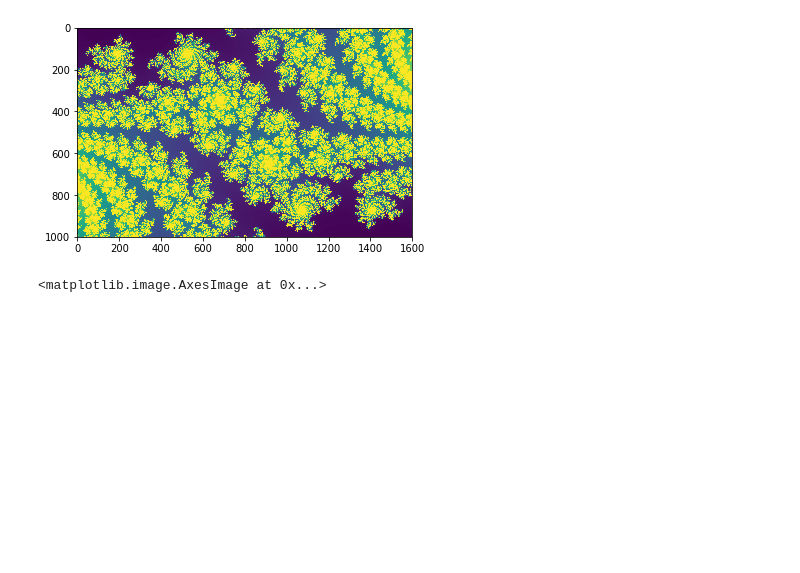
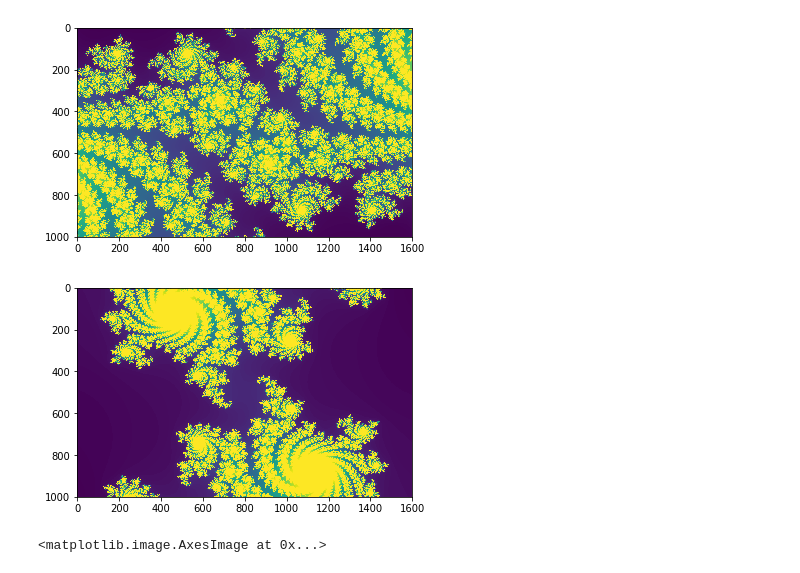
Before and after one commit to DanielleRomanoff/Fractal-Blog, a Jupyter notebook: Fractals Technical.ipynb, the cells around one changed output. Drawn from its saved outputs; the diff is of its cells as text; code cells hidden in the pictures; blank space fills up the shorter version.

Commit message:
Code for part 1 of the fractal blog completed

```diff
--- a/Fractals Technical.ipynb
+++ b/Fractals Technical.ipynb
@@ -396,6 +396,49 @@ def julia_set(width, height, zoom=1, niter=256):
 julia_set(1600, 1000, zoom=4)
 # %% [output]
 [figure]
+# %%
+import matplotlib.pyplot as plt
+import numpy as np
+
+def julia_set(width, height, zoom=1, niter=256):
+    """ A julia set of geometry (width x height) and iterations 'niter' """
+
+    w,h = width, height
+    # Why (hxw) ? Because numpy creates a matrix as row x column
+    # and height represents the y co-ordinate or rows and
+    # width represents the x co-ordinate or columns.
+    pixels = np.arange(w*h, dtype=np.uint16).reshape(h, w)
+    pixels = np.arange(w*h, dtype=np.uint16).reshape(h, w)
+
+    # The constant "c"
+    # This determines the shape of the Julia set.
+    c_real, c_imag = -0.7, 0.27
+
+    for x in range(w):
+        for y in range(h):
+            # calculate the initial real and imaginary part of z,
+            # based on the pixel location and zoom and position values
+            zx = 1.5*(x - w/2)/(0.5*zoom*w)
+            zy = 1.0*(y - h/2)/(0.5*zoom*h)
+
+            for i in range(niter):
+                radius_sqr = zx*zx + zy*zy
+                # Iterate till the point is outside
+                # the circle with radius 2.
+                if radius_sqr > 4: break
+                # Calculate new positions
+                zy,zx = 2.0*zx*zy + c_imag, zx*zx - zy*zy + c_real
+
+            color = (i >> 21) + (i >> 10)  + i*8
+            pixels[y,x] = color
+
+    # display the created fractal
+    plt.imshow(pixels)
+    plt.show()
+
+julia_set(1600, 1000, zoom=80)
+# %% [output]
+[figure, added]
 # %%
 import matplotlib.pyplot as plt
 import numpy as np
```
Also changed, not shown: parts of 11 cells of this notebook.
